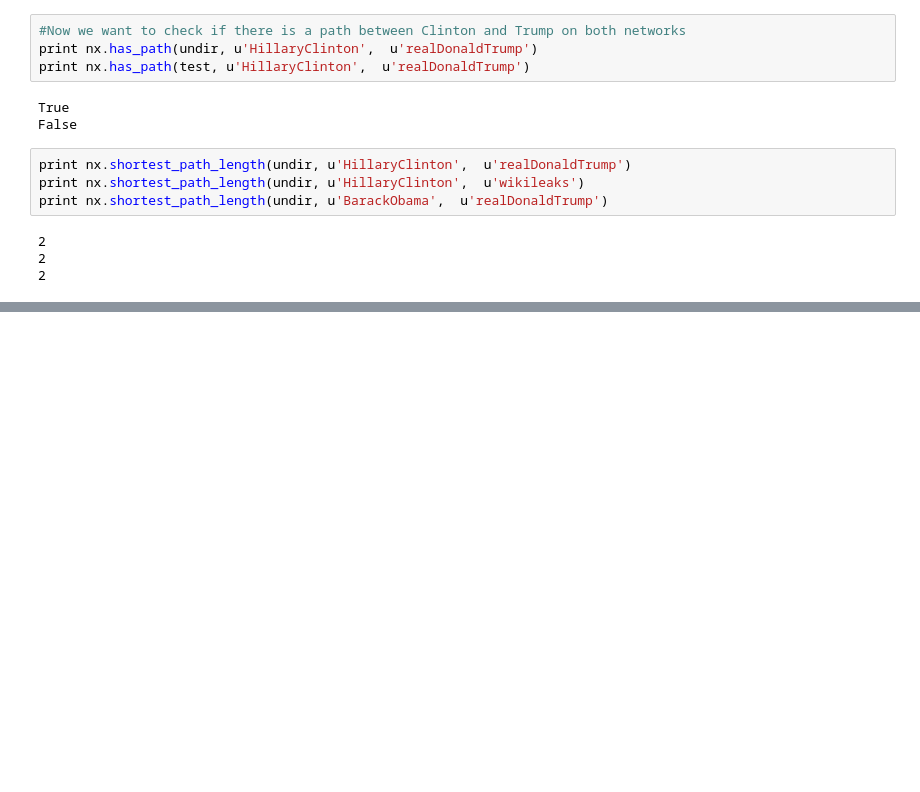
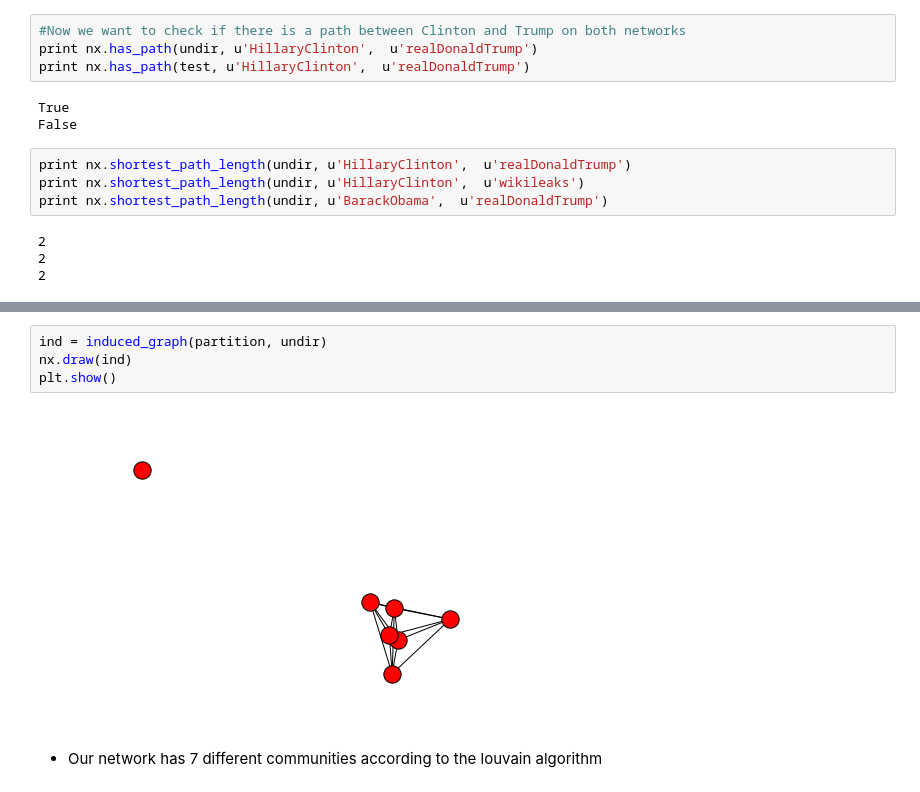
Before and after one commit to brydenfogelman/02805-social-graphs, a Jupyter notebook: project/network.ipynb, the cells around one changed output, grey strips where cells are left out. Drawn from its saved outputs; the diff is of its cells as text; blank space fills up the shorter version.

```diff
--- a/project/network.ipynb
+++ b/project/network.ipynb
@@ -347,0 +395,8 @@ print nx.shortest_path_length(undir, u'BarackObama',  u'realDonaldTrump')
+# %%
+ind = induced_graph(partition, undir)
+nx.draw(ind)
+plt.show()
+# %% [output]
+[figure, added]
+# %% [markdown]
+* Our network has 7 different communities according to the louvain algorithm
```
Also changed, not shown: parts of 10 cells of this notebook.
